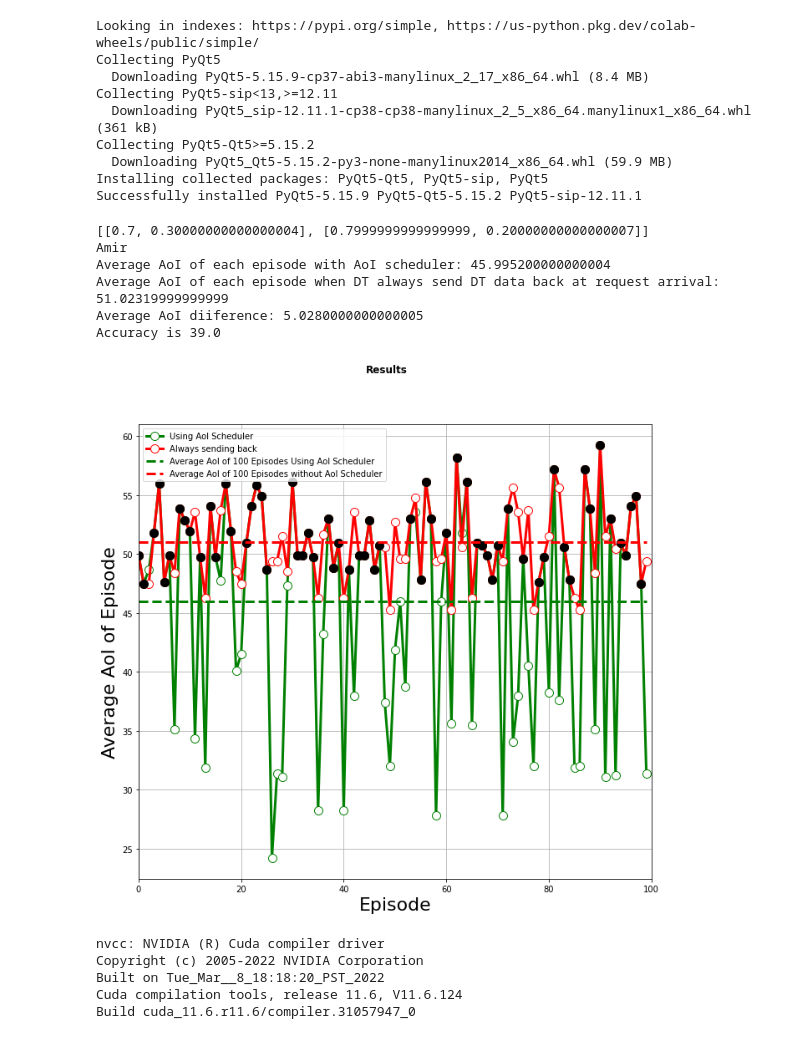
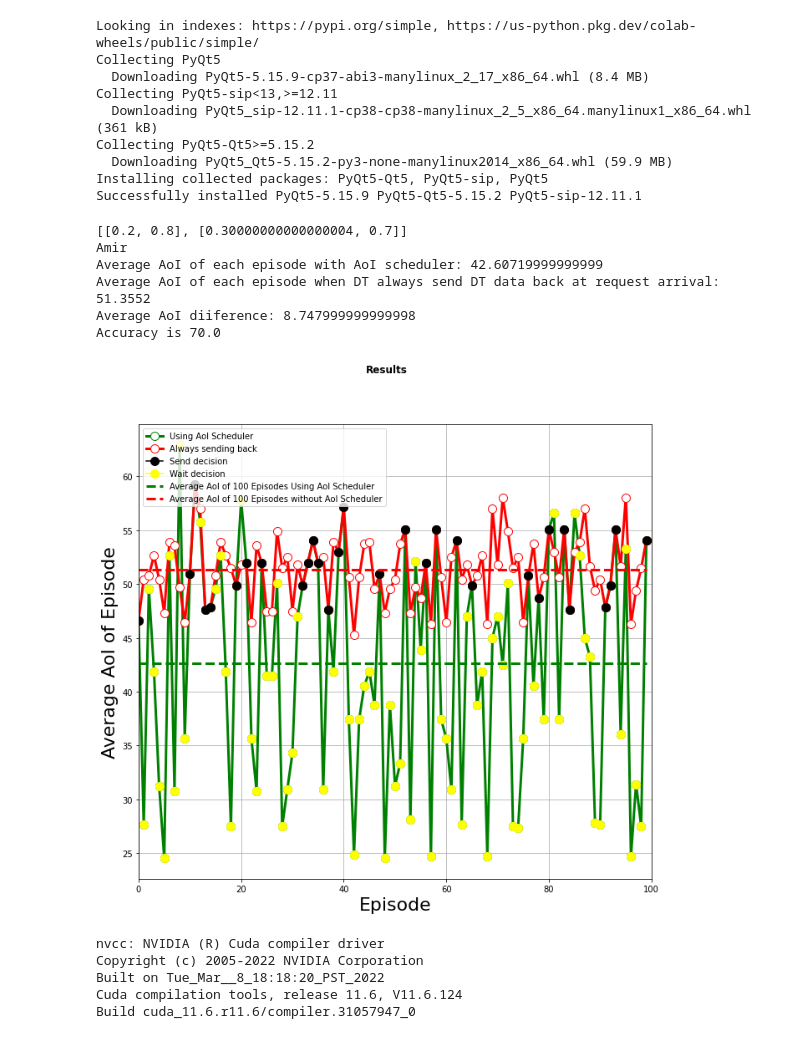
Before and after one commit to amirhoseinaghaei/Research_Simulation, a Jupyter notebook: Research_Simulation.ipynb, the cells around one changed output. Drawn from its saved outputs; the diff is of its cells as text; code cells hidden in the pictures.

```diff
--- a/Research_Simulation.ipynb
+++ b/Research_Simulation.ipynb
@@ -16,8 +16,6 @@ Drive already mounted at /content/gdrive/; to attempt to forcibly remount, call
 # %% [output]
 /content/gdrive/MyDrive/Research_Simmulation
 # %%
-
-
 
 import numpy as np
 # from Environment import Actor
@@ -36,8 +34,8 @@ policy_lr = 0.5
 lstm_lr = 1e-2
 l2_regularization = 1e-6
 avg_window = 750
-
-Lesson_buffer_a0 = LessonBuffer(1000, 25, 5)
+deadline = 20
+Lesson_buffer_a0 = LessonBuffer(1000, deadline, 5)
 episode = 0
 rudder_lstm_a0 = LSTM(state_input_size=5, n_actions= 2, buffer=Lesson_buffer_a0, n_units=n_lstm,
                         lstm_lr=lstm_lr, l2_regularization=l2_regularization, return_scaling=10,
@@ -62,7 +60,7 @@ for i in range(2500):
         action = 0
         if environment.state.Ra == 0 and environment.state.U == 0:
             action = 0
-        if environment.state.Ra == 0 and environment.state.U == 24:
+        if environment.state.Ra == 0 and environment.state.U == 19:
             action = 1
         if environment.state.U > 0:
             action = 0
@@ -87,6 +85,7 @@ for i in range(2500):
             states = states.astype(int)
             rewards = np.array(rewards, dtype = np.float32)
             actions = np.array(actions)
+
             Lesson_buffer_a0.add(states = states, actions = actions, rewards = rewards)
             if  episode < 5000 and Lesson_buffer_a0.full_enough() and Lesson_buffer_a0.different_returns_encountered()  :
                     if episode % 25 == 0:
@@ -94,7 +93,7 @@ for i in range(2500):
                         print(episode)
                         rudder_lstm_a0.train(episode=episode)
                     if episode >= 1800:
-                        torch.save(rudder_lstm_a0.state_dict(), 'rudder_lstm_70_125_wait_0.2.pt')
+                        torch.save(rudder_lstm_a0.state_dict(), 'rudder_lstm_70_125_wait_0.7_deadline_20.pt')
 
             rewards = rudder_lstm_a0.redistribute_reward(states=np.expand_dims(states, 0),actions=np.expand_dims(actions, 0))[0, :]
             policy_updator.Q_learning(actions= actions , states = states, rewards= rewards)
@@ -667,8 +654,8 @@ class DuelingDeepQNetwork(nn.Module):
 
         self.optimizer = optim.Adam(self.parameters(), lr=lr)
         self.loss = nn.MSELoss()
-        # if T.cuda.is_available() else 'cpu'
-        self.device = T.device('cuda:0' )
+        #
+        self.device = T.device('cuda:0' if T.cuda.is_available() else 'cpu')
         self.to(self.device)
 
     def forward(self, state):
@@ -1053,7 +1029,7 @@ Successfully installed PyQt5-5.15.9 PyQt5-Qt5-5.15.2 PyQt5-sip-12.11.1
 import json
 
 # Opening JSON file
-with open('Optimal_Policy_DictDDDeepQN_0.7_70_125.json') as json_file:
+with open('Optimal_Policy_DictDDDeepQN_0.2_70_125.json') as json_file:
     Optimal_Policy_Dict = json.load(json_file)
 # %%
 import json
@@ -1083,6 +1059,7 @@ avg_window = 750
 UseOptimalPolicy = True
 episode = 0
 NUM_EPISODE = 100
+deadline = 25
 environment = Environment(100,25)
 environment.CreateStates()
 policy_updator  = PolicyUpdater(environment= environment, lr = policy_lr)
@@ -1106,7 +1083,7 @@ for i in range(NUM_EPISODE):
         action = 1
         if environment.state.Ra == 0 and environment.state.U == 0:
           action = 0
-        if environment.state.Ra == 0 and environment.state.U == 24:
+        if environment.state.Ra == 0 and environment.state.U == deadline - 1:
           action = 1
         if environment.state.U > 0:
           action = 0
@@ -1117,7 +1094,7 @@ for i in range(NUM_EPISODE):
         rewards.append(reward)
         if done:
           Episode_AoI = [int(i) for i in Episode_AoI]
-          Total_Reward_List_Without_Optimal_Policy.append(sum(Episode_AoI)/25)
+          Total_Reward_List_Without_Optimal_Policy.append(sum(Episode_AoI)/deadline)
     rewards = []
     states = [first_state]
     Episode_AoI = [first_state[0]]
@@ -1145,19 +1122,8 @@ for i in range(NUM_EPISODE):
         rewards.append(reward)
         if done:
           Episode_AoI = [int(i) for i in Episode_AoI]
-          Total_Reward_List.append(sum(Episode_AoI)/25)
+          Total_Reward_List.append(sum(Episode_AoI)/deadline)
 
-
-
-# for i in range(len(Total_Reward_List)):
-#   print(f"{i+1} request arrival ---------------- Average AoI: {Total_Reward_List[i]}")
-
-# for i in range(len(Total_Reward_List_Without_Optimal_Policy)):
-#   print(f"{i+1} request arrival ---------------- Average AoI: {Total_Reward_List_Without_Optimal_Policy[i]}")
-
-# for i in range(len(Total_Reward_List_Without_Optimal_Policy)):
-#   print(f"{i+1} request arrival ---------------- Average AoI: {Total_Reward_List_Without_Optimal_Policy[i]}")
-%matplotlib inline
 
 fig, ax = plt.subplots(figsize=(11,10))
 
@@ -1170,52 +1136,49 @@ AoI_Difference_List = [Total_Reward_List_Without_Optimal_Policy[i] - Total_Rewar
 
 ax.plot(Total_Reward_List, label ='Using AoI Scheduler', color = "g" ,mec = 'g', mfc = 'w', marker='.', markersize = 20, linestyle = "solid", linewidth = 3)
 ax.plot(Total_Reward_List_Without_Optimal_Policy, label ='Always sending back' , mec = 'r', mfc = 'w', color = "r", marker='.', markersize = 20,  linestyle = "solid", linewidth = 3)
 for i in range(len(Total_Reward_List)):
     if Total_Reward_List[i] == Total_Reward_List_Without_Optimal_Policy[i]:
         color = 'black'  # set the marker color to red if the values are equal
-        ax.plot(i, Total_Reward_List_Without_Optimal_Policy[i], color=color, marker='o', markersize=10)
+        ax.plot(i, Total_Reward_List_Without_Optimal_Policy[i], label ='Send decision', color=color, marker='o', markersize=10)
+for i in range(len(Total_Reward_List)):
+    if Total_Reward_List[i] != Total_Reward_List_Without_Optimal_Policy[i]:
+        color = 'yellow'  # set the marker color to red if the values are equal
+        ax.plot(i, Total_Reward_List[i], label ='Wait decision', color=color, marker='o', markersize=10)
 
 ax.plot(AVerageAoIUsingScheduler, label ='Average AoI of 100 Episodes Using AoI Scheduler', color = "g" , markersize = 5, linestyle = "dashed", linewidth = 3)
 ax.plot(AVerageAoIWithoutScheduler, label ='Average AoI of 100 Episodes without AoI Scheduler' , color = "r", markersize = 5,  linestyle = "dashed", linewidth = 3)
-# diff_indices = np.where(np.array(Total_Reward_List) == np.array(Total_Reward_List_Without_Optimal_Policy))[0]
-
-# for i in range(len(Total_Reward_List)):
-#     if Total_Reward_List[i] == Total_Reward_List_Without_Optimal_Policy[i]:
-#         ax.fill_between([i, i+1], 0, 100, facecolor='orange', alpha=0.1)
 
 ax.legend(fontsize = 10, loc='upper left')
+handles, labels = plt.gca().get_legend_handles_labels()
+by_label = dict(zip(labels, handles))
+ax.legend(by_label.values(), by_label.keys(), loc='upper left')
 ax.grid()
-# ax.xtick_params(0,100,20)
+
+
 ax.set_xlabel("Episode", fontsize = 22.0)
-
 ax.set_ylabel("Average AoI of Episode", fontsize = 22.0)
 ax.set_xlim(xmin=0, xmax=100)
 fig.suptitle("Results", fontweight ="bold")
 
 fig.savefig('SimulationResult_DDDQN_70_125_0.2_0.8.pdf')
-
-# fig = plt.figure()
-
-# plt.plot(Total_Reward_List,'g', Total_Reward_List_Without_Optimal_Policy, 'r')
 
 print(f"Average AoI of each episode with AoI scheduler: {sum(Total_Reward_List)/NUM_EPISODE}")
 print(f"Average AoI of each episode when DT always send DT data back at request arrival: {sum(Total_Reward_List_Without_Optimal_Policy)/NUM_EPISODE}")
 print(f"Average AoI diiference: {sum(AoI_Difference_List)/NUM_EPISODE}")
 
 number_of_optimal_actions = 0
 for i in AoI_Difference_List:
   if i > 0 or i < 0:
       number_of_optimal_actions += 1
 print(f"Accuracy is {(number_of_optimal_actions/len(AoI_Difference_List))*100}")
-# plt.show()
 # %% [output]
-[[0.7, 0.30000000000000004], [0.7999999999999999, 0.20000000000000007]]
+[[0.2, 0.8], [0.30000000000000004, 0.7]]
 Amir
-Average AoI of each episode with AoI scheduler: 45.995200000000004
-Average AoI of each episode when DT always send DT data back at request arrival: 51.02319999999999
-Average AoI diiference: 5.0280000000000005
-Accuracy is 39.0
+Average AoI of each episode with AoI scheduler: 42.60719999999999
+Average AoI of each episode when DT always send DT data back at request arrival: 51.3552
+Average AoI diiference: 8.747999999999998
+Accuracy is 70.0
-[figure, old version]
+[figure, new version]
 # %%
 !nvcc --version
 # %% [output]
```
Also changed, not shown: parts of 3 cells of this notebook.
